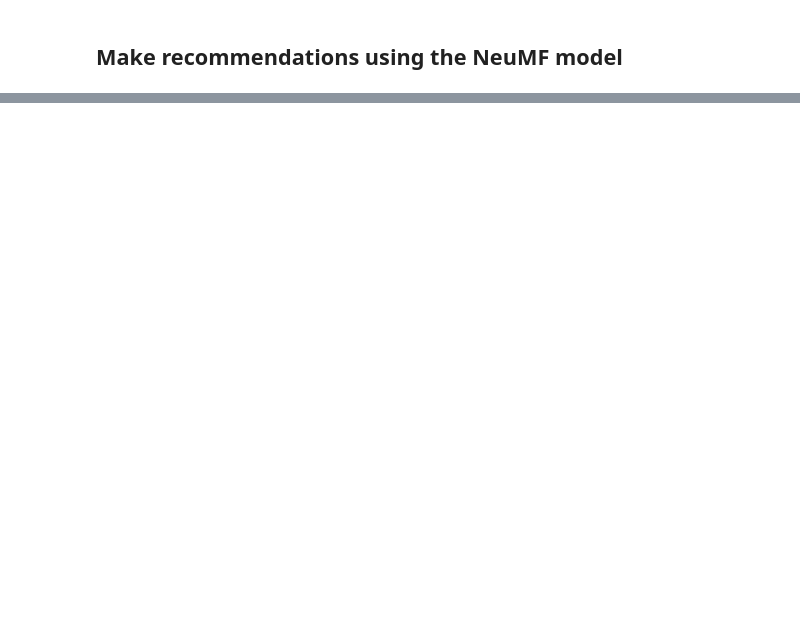
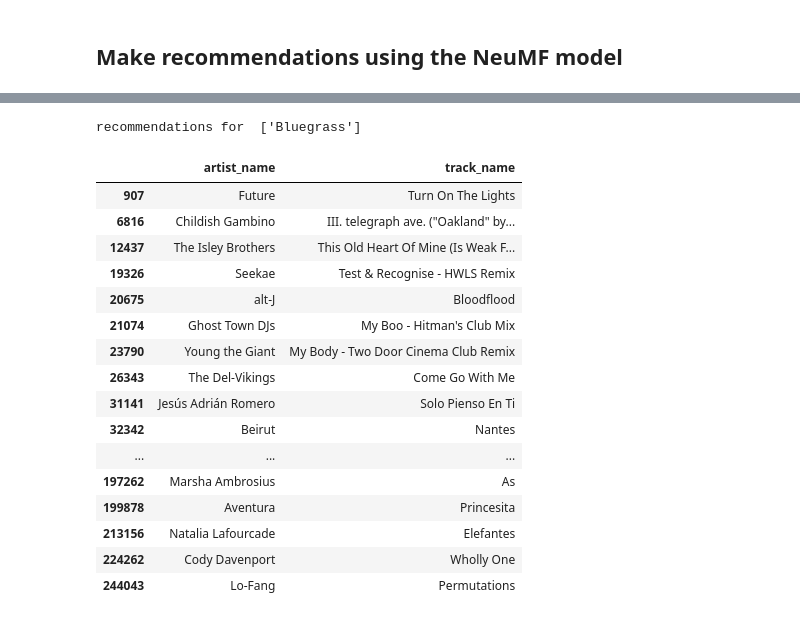
Before and after one commit to icarus08/ml-spotify-recommendations, a Jupyter notebook: knn_ncf.ipynb, the cells around one changed output, grey strips where cells are left out. Cells and saved outputs as stored; diff of their text form; code cells hidden in the pictures; blank space fills up the shorter version.

Commit message:
neumf result

```diff
--- a/knn_ncf.ipynb
+++ b/knn_ncf.ipynb
@@ -362,0 +467,27 @@ nmf_model_eval.evaluate()
+# %%
+# tracks_in_one_playlist_df = results_df.query('pid == @playlist_for_test')
+
+tracks_info_in_one_playlist_df = tracks_info_df.query('tid in @results_df.tid')
+print('recommendations for ',tracks_info_df.query('pid == @playlist_for_test')['playlist_name'].head(1).values)
+tracks_info_in_one_playlist_df = tracks_info_in_one_playlist_df[['artist_name','track_name']]
+# tracks_info_in_one_playlist_df[''] = distances[one_pid.index].reshape(-1,1)
+tracks_info_in_one_playlist_df
+# %% [output]
+recommendations for  ['Bluegrass']
+|  | artist_name | track_name |
+| 907 | Future | Turn On The Lights |
+| 6816 | Childish Gambino | III. telegraph ave. ("Oakland" by... |
+| 12437 | The Isley Brothers | This Old Heart Of Mine (Is Weak F... |
+| 19326 | Seekae | Test & Recognise - HWLS Remix |
+| 20675 | alt-J | Bloodflood |
+| 21074 | Ghost Town DJs | My Boo - Hitman's Club Mix |
+| 23790 | Young the Giant | My Body - Two Door Cinema Club Remix |
+| 26343 | The Del-Vikings | Come Go With Me |
+| 31141 | Jesús Adrián Romero | Solo Pienso En Ti |
+| 32342 | Beirut | Nantes |
+| ... | ... | ... |
+| 197262 | Marsha Ambrosius | As |
+| 199878 | Aventura | Princesita |
+| 213156 | Natalia Lafourcade | Elefantes |
+| 224262 | Cody Davenport | Wholly One |
+| 244043 | Lo-Fang | Permutations |
```
Also changed, not shown: parts of 13 cells of this notebook.
